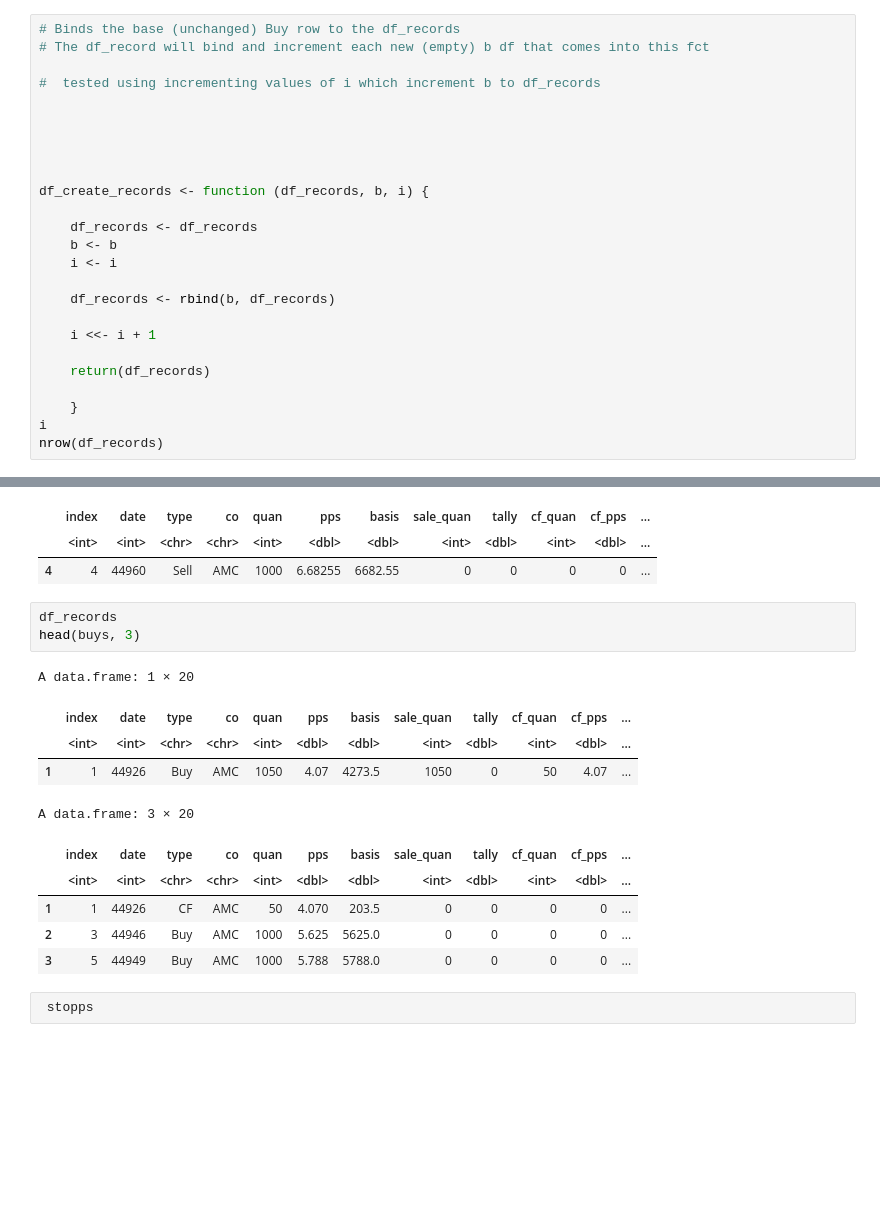
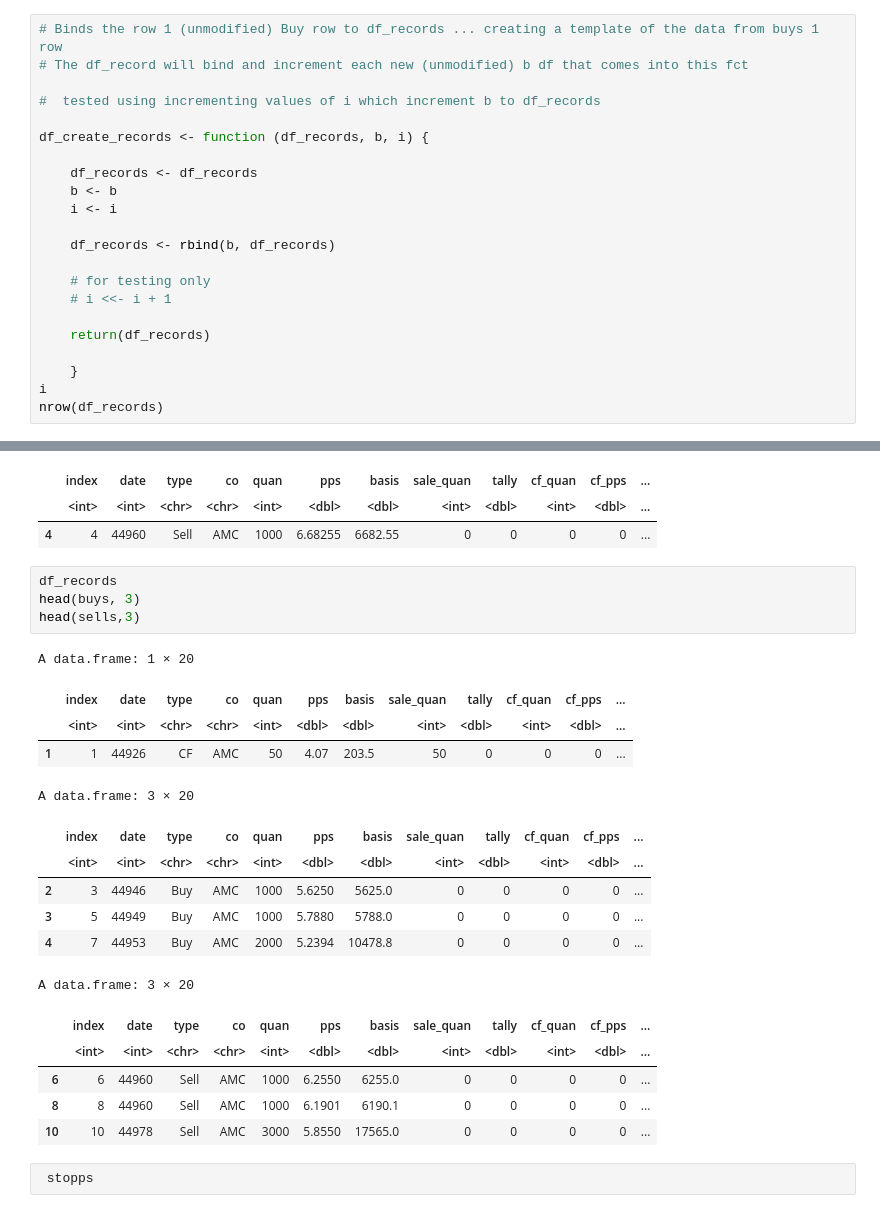
Before and after one commit to GrayCoHub/fifo_by_rows, a Jupyter notebook: fifo_rows.ipynb, the cells around one changed output, grey strips where cells are left out. Saved outputs shown, nothing was run; the diff lists cells and outputs as text; blank space fills up the shorter version.

```diff
--- a/fifo_rows.ipynb
+++ b/fifo_rows.ipynb
@@ -119,12 +116,8 @@ A data.frame: 1 × 20
 # %%
-# Binds the base (unchanged) Buy row to the df_records
-# The df_record will bind and increment each new (empty) b df that comes into this fct
+# Binds the row 1 (unmodified) Buy row to df_records ... creating a template of the data from buys 1 row
+# The df_record will bind and increment each new (unmodified) b df that comes into this fct
 
 #  tested using incrementing values of i which increment b to df_records
-
-
-
-
 
 df_create_records <- function (df_records, b, i) {
 
@@ -134,7 +127,8 @@ df_create_records <- function (df_records, b, i) {
 
     df_records <- rbind(b, df_records)
 
-    i <<- i + 1
+    # for testing only
+    # i <<- i + 1
 
     return(df_records)
 
@@ -369,17 +333,24 @@ A data.frame: 1 × 20
 # %%
 df_records
 head(buys, 3)
+head(sells,3)
 # %% [output]
 A data.frame: 1 × 20
 |  | index | date | type | co | quan | pps | basis | sale_quan | tally | cf_quan | cf_pps | ... |
 |  | <int> | <int> | <chr> | <chr> | <int> | <dbl> | <dbl> | <int> | <dbl> | <int> | <dbl> | ... |
-| 1 | 1 | 44926 | Buy | AMC | 1050 | 4.07 | 4273.5 | 1050 | 0 | 50 | 4.07 | ... |
+| 1 | 1 | 44926 | CF | AMC | 50 | 4.07 | 203.5 | 50 | 0 | 0 | 0 | ... |
 A data.frame: 3 × 20
 |  | index | date | type | co | quan | pps | basis | sale_quan | tally | cf_quan | cf_pps | ... |
 |  | <int> | <int> | <chr> | <chr> | <int> | <dbl> | <dbl> | <int> | <dbl> | <int> | <dbl> | ... |
-| 1 | 1 | 44926 | CF | AMC | 50 | 4.070 | 203.5 | 0 | 0 | 0 | 0 | ... |
-| 2 | 3 | 44946 | Buy | AMC | 1000 | 5.625 | 5625.0 | 0 | 0 | 0 | 0 | ... |
-| 3 | 5 | 44949 | Buy | AMC | 1000 | 5.788 | 5788.0 | 0 | 0 | 0 | 0 | ... |
+| 2 | 3 | 44946 | Buy | AMC | 1000 | 5.6250 | 5625.0 | 0 | 0 | 0 | 0 | ... |
+| 3 | 5 | 44949 | Buy | AMC | 1000 | 5.7880 | 5788.0 | 0 | 0 | 0 | 0 | ... |
+| 4 | 7 | 44953 | Buy | AMC | 2000 | 5.2394 | 10478.8 | 0 | 0 | 0 | 0 | ... |
+A data.frame: 3 × 20
+|  | index | date | type | co | quan | pps | basis | sale_quan | tally | cf_quan | cf_pps | ... |
+|  | <int> | <int> | <chr> | <chr> | <int> | <dbl> | <dbl> | <int> | <dbl> | <int> | <dbl> | ... |
+| 6 | 6 | 44960 | Sell | AMC | 1000 | 6.2550 | 6255.0 | 0 | 0 | 0 | 0 | ... |
+| 8 | 8 | 44960 | Sell | AMC | 1000 | 6.1901 | 6190.1 | 0 | 0 | 0 | 0 | ... |
+| 10 | 10 | 44978 | Sell | AMC | 3000 | 5.8550 | 17565.0 | 0 | 0 | 0 | 0 | ... |
 # %%
  stopps
 # %% [output]
```
Also changed, not shown: parts of 45 cells of this notebook.
